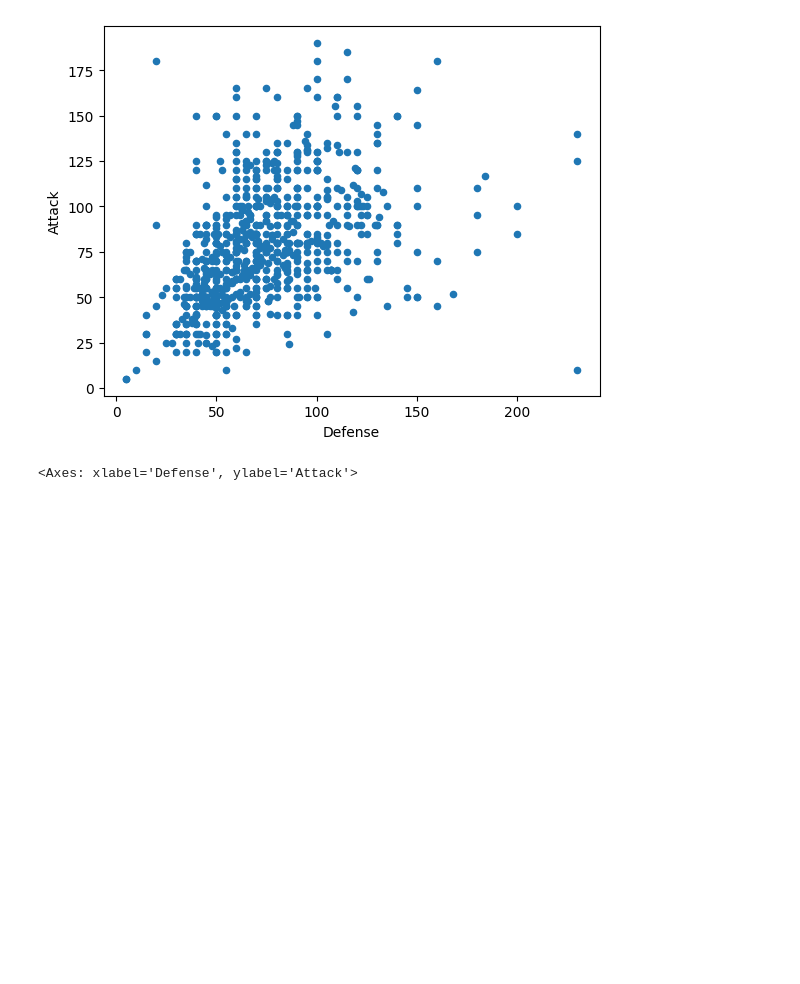
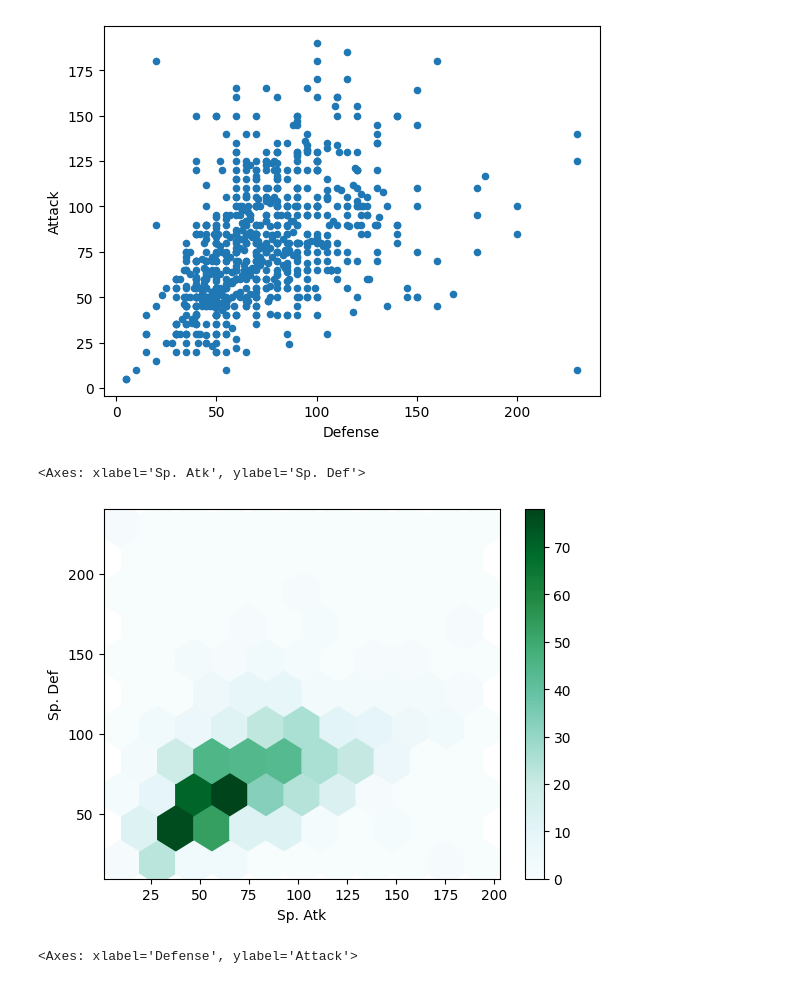
Before and after one commit to mdielacher/Pokemon, a Jupyter notebook: data_cleaning.ipynb, the cells around one changed output. Cells and saved outputs as stored; diff of their text form; code cells hidden in the pictures; blank space fills up the shorter version.

Commit message:
Add some plots

```diff
--- a/data_cleaning.ipynb
+++ b/data_cleaning.ipynb
@@ -63,6 +86,11 @@ df.plot.scatter(x='Defense', y='Attack')
 # %% [output]
 <Axes: xlabel='Defense', ylabel='Attack'>
 [figure]
+# %%
+df.plot.hexbin(x='Sp. Atk', y='Sp. Def', gridsize=10)
+# %% [output]
+<Axes: xlabel='Sp. Atk', ylabel='Sp. Def'>
+[figure, added]
 # %%
 df.plot.hexbin(x='Defense', y='Attack', gridsize=10)
 # %% [output]
```
Also changed, not shown: parts of 8 cells of this notebook.
